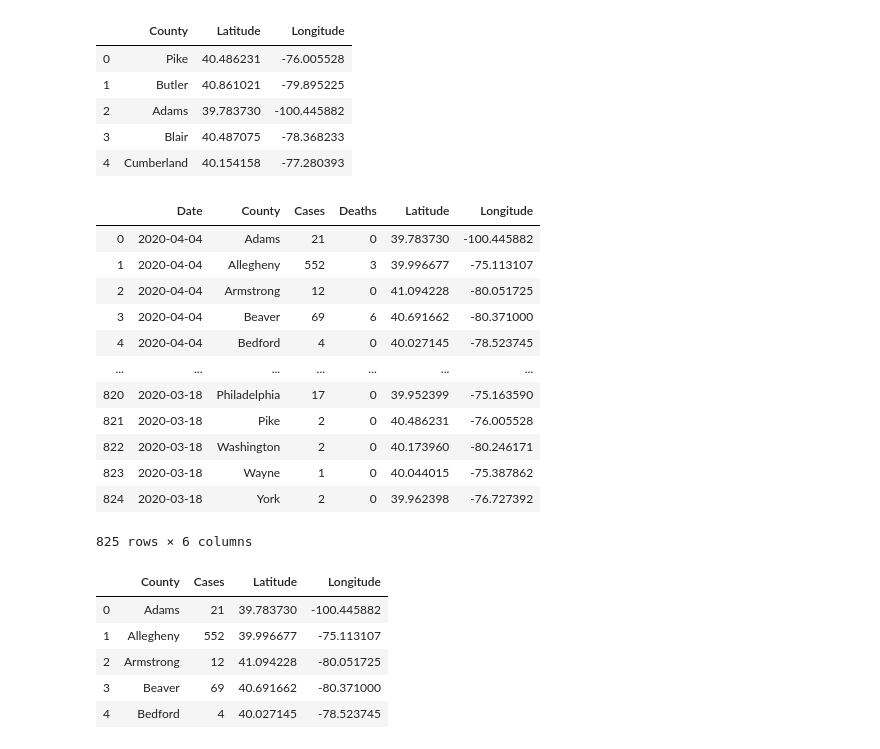
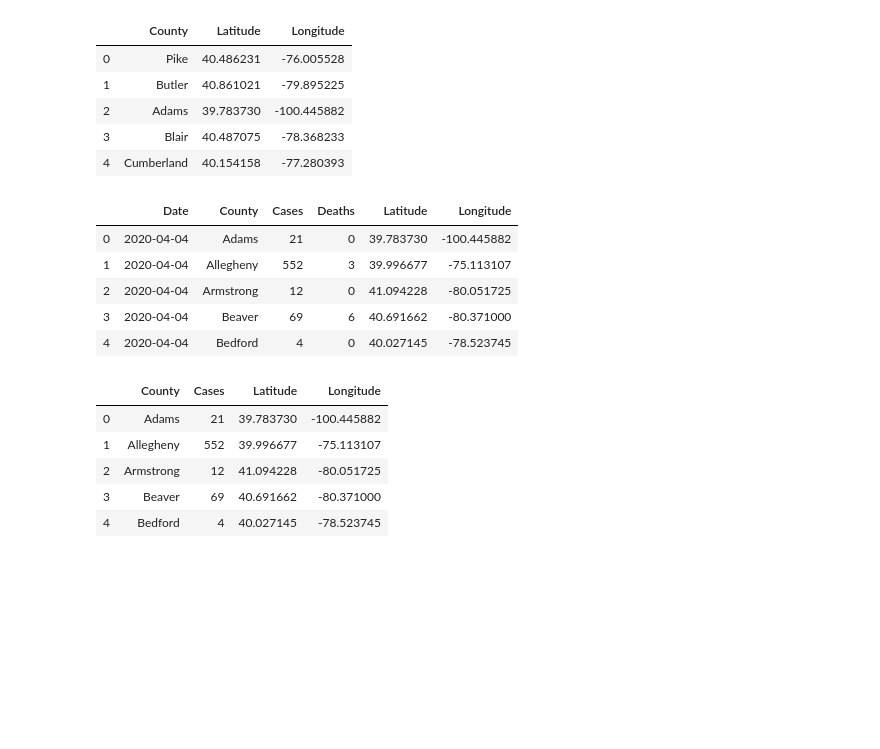
Before and after one commit to bchan01/covid-19-data-analysis, a Jupyter notebook: data-analysis.ipynb, the cells around one changed output. Saved outputs shown, nothing was run; the diff lists cells and outputs as text; code cells hidden in the pictures; blank space fills up the shorter version.

```diff
--- a/data-analysis.ipynb
+++ b/data-analysis.ipynb
@@ -247,22 +247,15 @@ df_geo.head(5)
 # %%
 # Add Lat/Long to County Dataframe using Left Outer-join
 df_county_with_geo = df_counties.merge(df_geo, how='left', on=['County'])
 #df_county_with_geo.set_index("Date", inplace = True)
-df_county_with_geo
+df_county_with_geo.head()
 # %% [output]
 |  | Date | County | Cases | Deaths | Latitude | Longitude |
 | 0 | 2020-04-04 | Adams | 21 | 0 | 39.783730 | -100.445882 |
 | 1 | 2020-04-04 | Allegheny | 552 | 3 | 39.996677 | -75.113107 |
 | 2 | 2020-04-04 | Armstrong | 12 | 0 | 41.094228 | -80.051725 |
 | 3 | 2020-04-04 | Beaver | 69 | 6 | 40.691662 | -80.371000 |
 | 4 | 2020-04-04 | Bedford | 4 | 0 | 40.027145 | -78.523745 |
-| ... | ... | ... | ... | ... | ... | ... |
-| 820 | 2020-03-18 | Philadelphia | 17 | 0 | 39.952399 | -75.163590 |
-| 821 | 2020-03-18 | Pike | 2 | 0 | 40.486231 | -76.005528 |
-| 822 | 2020-03-18 | Washington | 2 | 0 | 40.173960 | -80.246171 |
-| 823 | 2020-03-18 | Wayne | 1 | 0 | 40.044015 | -75.387862 |
-| 824 | 2020-03-18 | York | 2 | 0 | 39.962398 | -76.727392 |
-825 rows × 6 columns
 # %%
 df_latest_county = df_county_with_geo[df_county_with_geo['Date'] == df_county_with_geo['Date'].max()]
 del df_latest_county['Date']
```
Also changed, not shown: parts of 1 cell of this notebook.
